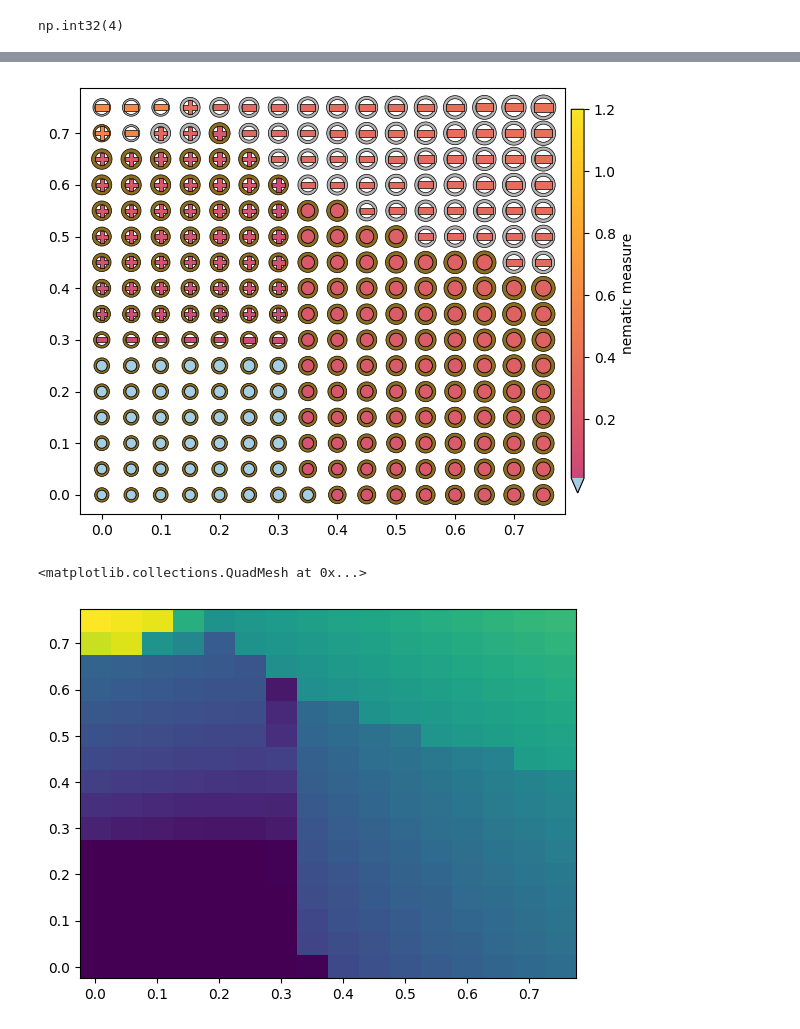
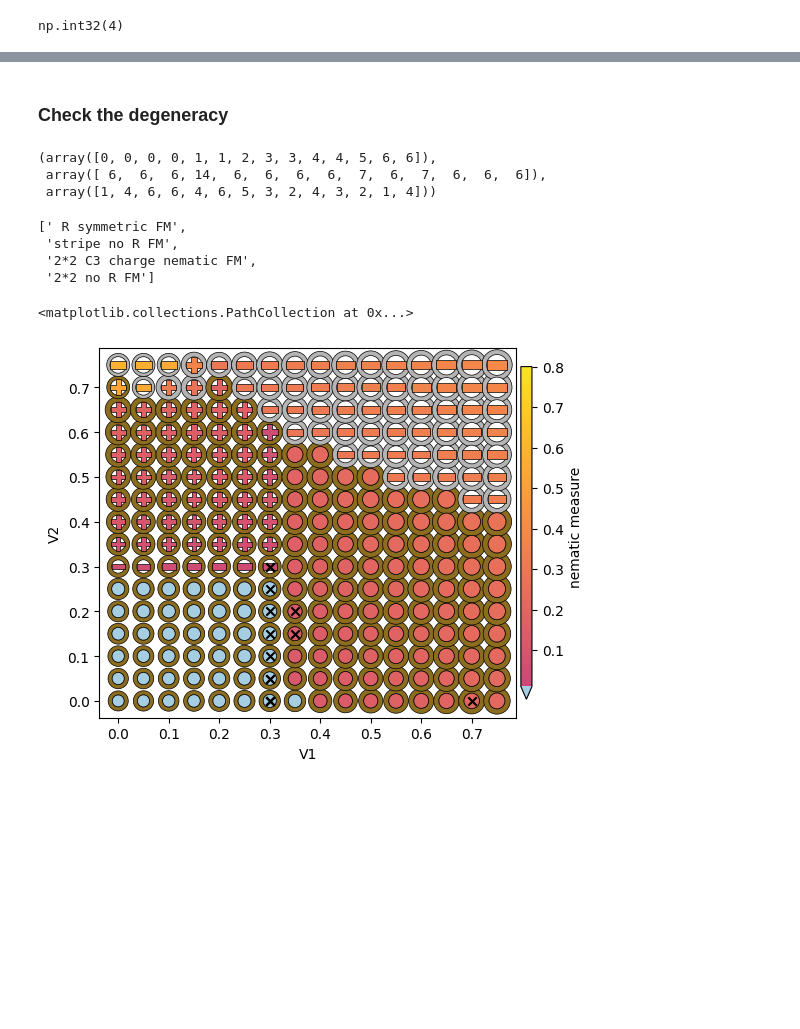
Before and after one commit to yumannhe/SCHF_auto_collinear, a Jupyter notebook: data_analysis/over_v/phase_diagram_filling_vhs_t_4em4_2_2_over_v1_v2.ipynb, the cells around one changed output, grey strips where cells are left out. Saved outputs shown, nothing was run; the diff lists cells and outputs as text; code cells hidden in the pictures; blank space fills up the shorter version.

Commit message:
update all phase diagrams and check for degeneracy etc.

```diff
--- a/data_analysis/over_v/phase_diagram_filling_vhs_t_4em4_2_2_over_v1_v2.ipynb
+++ b/data_analysis/over_v/phase_diagram_filling_vhs_t_4em4_2_2_over_v1_v2.ipynb
@@ -744,0 +204,4 @@ np.float64(0.266666666749892)
+# %%
+index=np.where(np.logical_or(sorted_e_difference[:,:,0]>1E-8, sorted_c_difference[:,:,0]>1E-7))
+for i in range(len(index[0])):
+    print(index[0][i],index[1][i],sorted_c_difference[index[0][i],index[1][i],0], sorted_e_difference[index[0][i],index[1][i],0])
@@ -745,23 +217,61 @@ np.float64(0.266666666749892)
+# %% [markdown]
+### Check the degeneracy
+# %%
+# first find if there are energy states that are highly degenerate as the known ground state while in the different phase
+states_index = np.where(sorted_ground_state_e - sorted_ground_state_e[:,:,0][:,:,np.newaxis]<1E-4)
+# then find out the states that are in a different phase than the known ground state
+states_index_len = len(states_index[0])
+degenerate_state_diagram = -np.ones(final_c_difference.shape, dtype=np.int32)
+for index in range(states_index_len):
+    i = states_index[0][index]
+    j = states_index[1][index]
+    k = states_index[2][index]
+    d_ij = sorted_density[i,j,k]
+    ts_recording = np.zeros((3))
+    ts_diff_arr = translation_check_d(d_ij, translation_a1, translation_a2, translation_a3)
+    if np.all(ts_diff_arr<threshold):
+        ts_recording[0] = 1
+    elif np.all(ts_diff_arr>threshold):
+        ts_recording[-1] = 1
+    else:
+        ts_recording[1] = 1
+    rs_recording, m_recording, c6_diff, magnetism_arr = phase_check_nematic_magnetic(d_ij, c_6_2_uc, c_3_2_uc, c_2_2_uc)
+    phase_arr = np.kron(ts_recording,rs_recording)
+    phase_arr = np.kron(phase_arr,m_recording)
+    phase = np.argmax(phase_arr)
+    if phase != phase_diagram_based_on_d[i,j] and phase not in degenerate_state_diagram[i,j]:
+        degenerate_state_diagram[i,j,k]=phase
+# %%
+degenerate_index = np.where(degenerate_state_diagram>0)
+degenerate_index
+# %% [output]
+(array([0, 0, 0, 0, 1, 1, 2, 3, 3, 4, 4, 5, 6, 6]),
+ array([ 6,  6,  6, 14,  6,  6,  6,  6,  7,  6,  7,  6,  6,  6]),
+ array([1, 4, 6, 6, 4, 6, 5, 3, 2, 4, 3, 2, 1, 4]))
+# %%
+unique_phase_index_degenerate = np.unique(degenerate_state_diagram)
+unique_phase_name_degenerate = [phase_tot[i] for i in np.int_(unique_phase_index_degenerate) if i != -1]
+unique_phase_name_degenerate
+# %% [output]
+[' R symmetric FM',
+ 'stripe no R FM',
+ '2*2 C3 charge nematic FM',
+ '2*2 no R FM']
 # %%
-from functions_parameters.phase_plot import PlotConfig, plot_phase_map
-
-CFG = PlotConfig()
 fig, ax = plt.subplots()
 plot_phase_map(
     fig,
     ax,
     v1_mesh, v2_mesh,
-    sorted_ground_state_e,               # [...,0] read inside
+    sorted_ground_state_e/4,               # [...,0] read inside
     nematic_measure,
     ts_check, f_phase,
     f_max_measure,                       # or f_measure if you prefer mean
     cfg=CFG,
 )
-plt.tight_layout(); plt.show()
+ax.set_xlabel("V1")
+ax.set_ylabel("V2")
+ax.scatter(v1_arr[degenerate_index[1]], v2_arr[degenerate_index[0]], marker='x', color='black', zorder=10)
 # %% [output]
+<matplotlib.collections.PathCollection at 0x...>
-[figure, old version]
+[figure, new version]
-# %%
-plt.pcolormesh(v1_mesh,v2_mesh,nematic_measure)
-# %% [output]
-<matplotlib.collections.QuadMesh at 0x...>
-[figure, removed]
```
Also changed, not shown: parts of 59 cells of this notebook, 23 other files.
